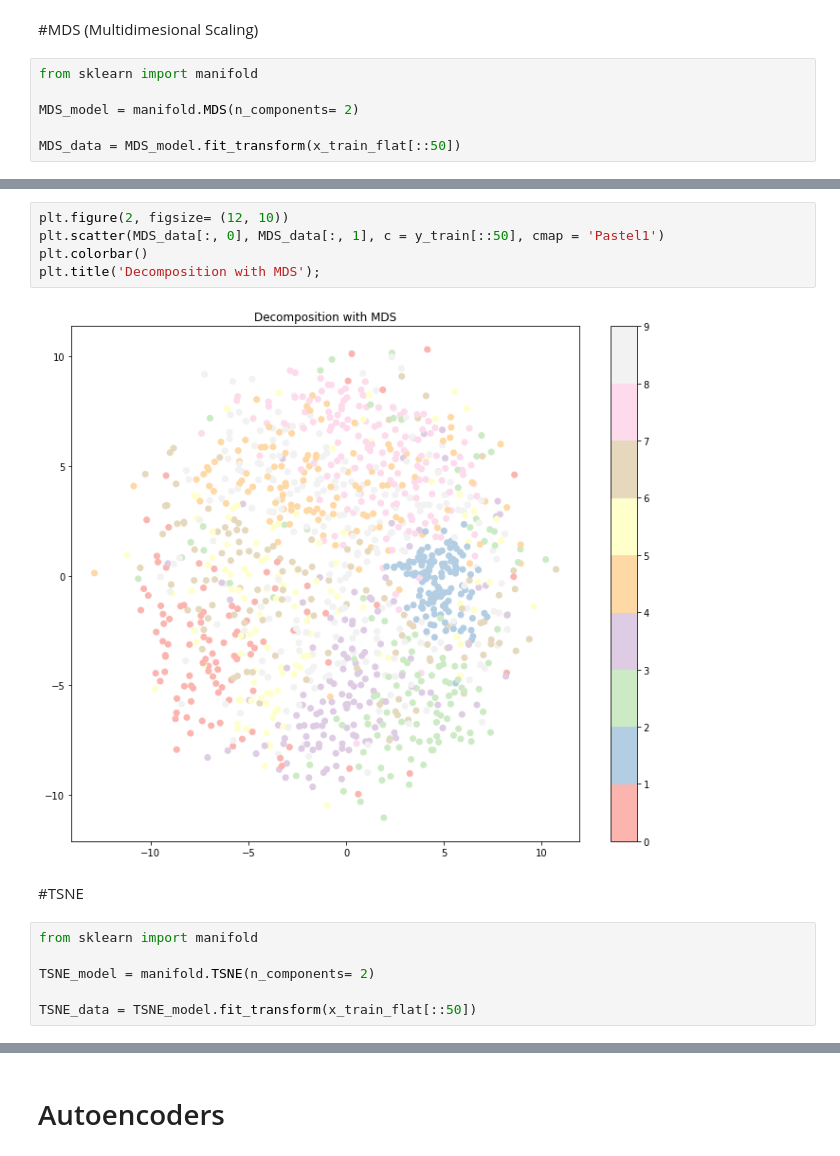
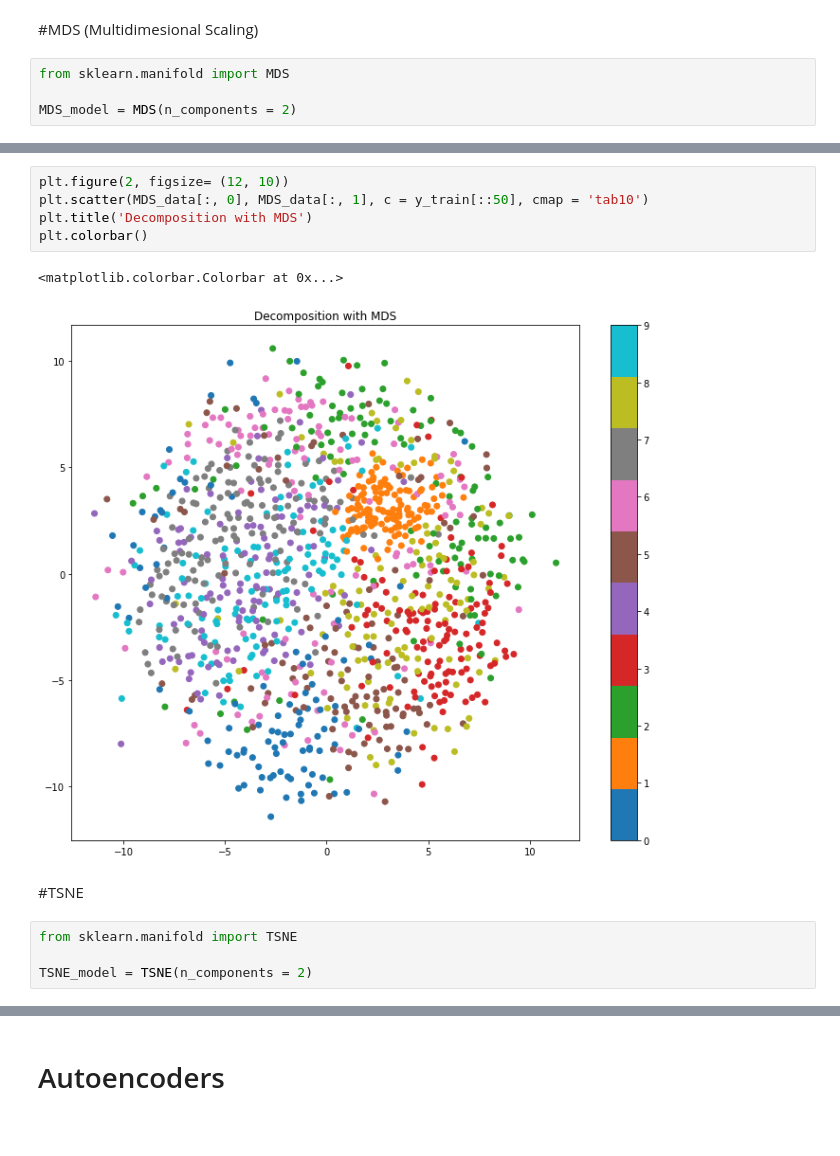
Before and after one commit to luisdiaz1997/DataScienceCourse, a Jupyter notebook: Week_12_solutions.ipynb, the cells around one changed output, grey strips where cells are left out. Saved outputs shown, nothing was run; the diff lists cells and outputs as text; blank space fills up the shorter version.

```diff
--- a/Week_12_solutions.ipynb
+++ b/Week_12_solutions.ipynb
@@ -35,8 +51,6 @@ plt.title('Decomposition with PCA');
 # %% [markdown]
 #MDS (Multidimesional Scaling)
 # %%
-from sklearn import manifold
+from sklearn.manifold import MDS
 
-MDS_model = manifold.MDS(n_components= 2)
-
-MDS_data = MDS_model.fit_transform(x_train_flat[::50])
+MDS_model = MDS(n_components = 2)
@@ -43,15 +59,14 @@ MDS_data = MDS_model.fit_transform(x_train_flat[::50])
 # %%
 plt.figure(2, figsize= (12, 10))
-plt.scatter(MDS_data[:, 0], MDS_data[:, 1], c = y_train[::50], cmap = 'Pastel1')
+plt.scatter(MDS_data[:, 0], MDS_data[:, 1], c = y_train[::50], cmap = 'tab10')
+plt.title('Decomposition with MDS')
 plt.colorbar()
-plt.title('Decomposition with MDS');
 # %% [output]
+<matplotlib.colorbar.Colorbar at 0x...>
-[figure, old version]
+[figure, new version]
 # %% [markdown]
 #TSNE
 # %%
-from sklearn import manifold
+from sklearn.manifold import TSNE
 
-TSNE_model = manifold.TSNE(n_components= 2)
-
-TSNE_data = TSNE_model.fit_transform(x_train_flat[::50])
+TSNE_model = TSNE(n_components = 2)
```
Also changed, not shown: parts of 42 cells of this notebook.
